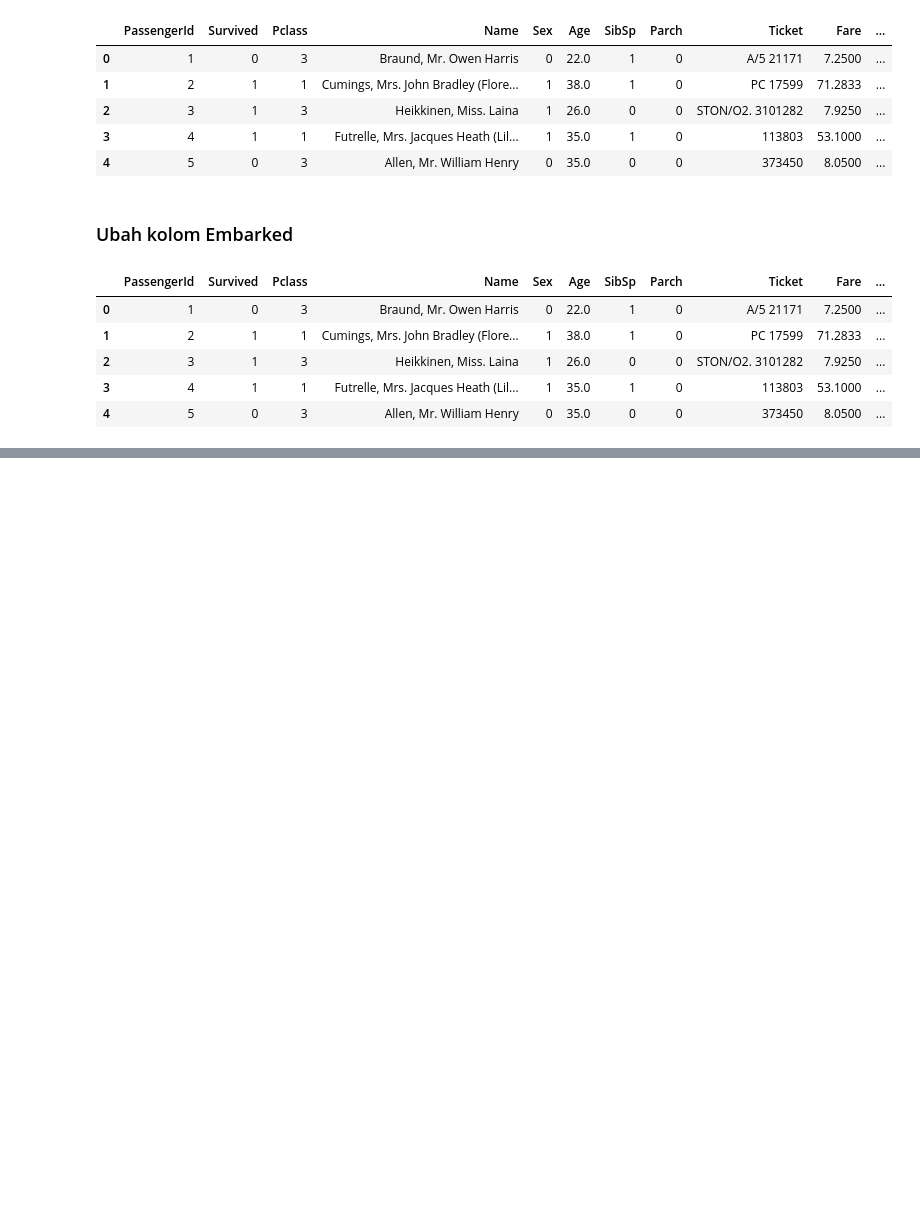
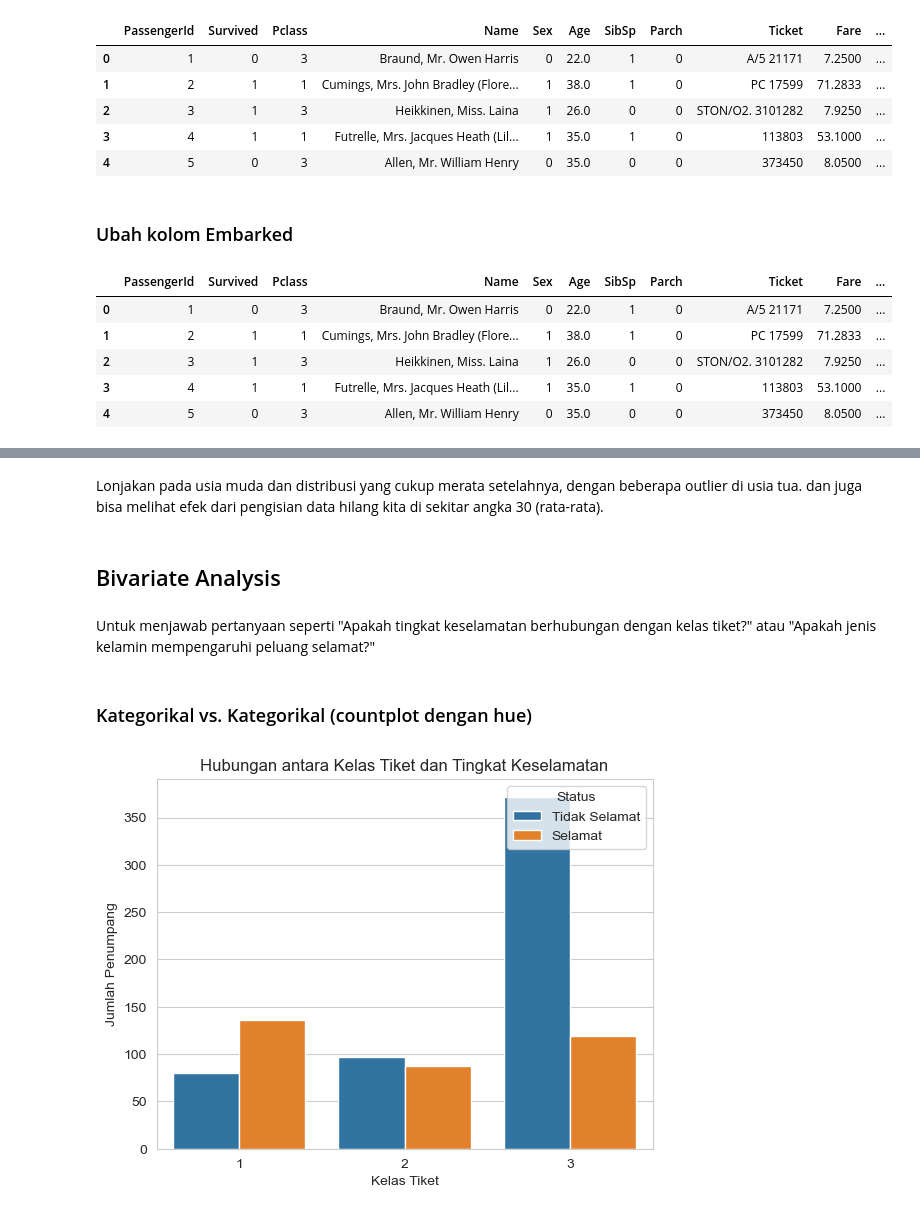
Before and after one commit to Ulinuhabduh/ML-Journey, a Jupyter notebook: Bulan 1/01-First-Data-Load.ipynb, the cells around one changed output, grey strips where cells are left out. Saved outputs shown, nothing was run; the diff lists cells and outputs as text; code cells hidden in the pictures; blank space fills up the shorter version.

```diff
--- a/Bulan 1/01-First-Data-Load.ipynb
+++ b/Bulan 1/01-First-Data-Load.ipynb
@@ -329,0 +391,18 @@ df.head()
+# %% [markdown]
+ Lonjakan pada usia muda dan distribusi yang cukup merata setelahnya, dengan beberapa outlier di usia tua. dan juga bisa melihat efek dari pengisian data hilang kita di sekitar angka 30 (rata-rata).
+# %% [markdown]
+## Bivariate Analysis
+# %% [markdown]
+Untuk menjawab pertanyaan seperti "Apakah tingkat keselamatan berhubungan dengan kelas tiket?" atau "Apakah jenis kelamin mempengaruhi peluang selamat?"
+# %% [markdown]
+### Kategorikal vs. Kategorikal (countplot dengan hue)
+# %%
+# Hubungan antara Kelas Tiket dan Tingkat Keselamatan
+sns.countplot(x='Pclass', hue='Survived', data=df)
+plt.title('Hubungan antara Kelas Tiket dan Tingkat Keselamatan')
+plt.xlabel('Kelas Tiket')
+plt.ylabel('Jumlah Penumpang')
+plt.legend(title='Status', loc='upper right', labels=['Tidak Selamat', 'Selamat'])
+plt.show()
+# %% [output]
+[figure, added]
```
Also changed, not shown: parts of 22 cells of this notebook.
